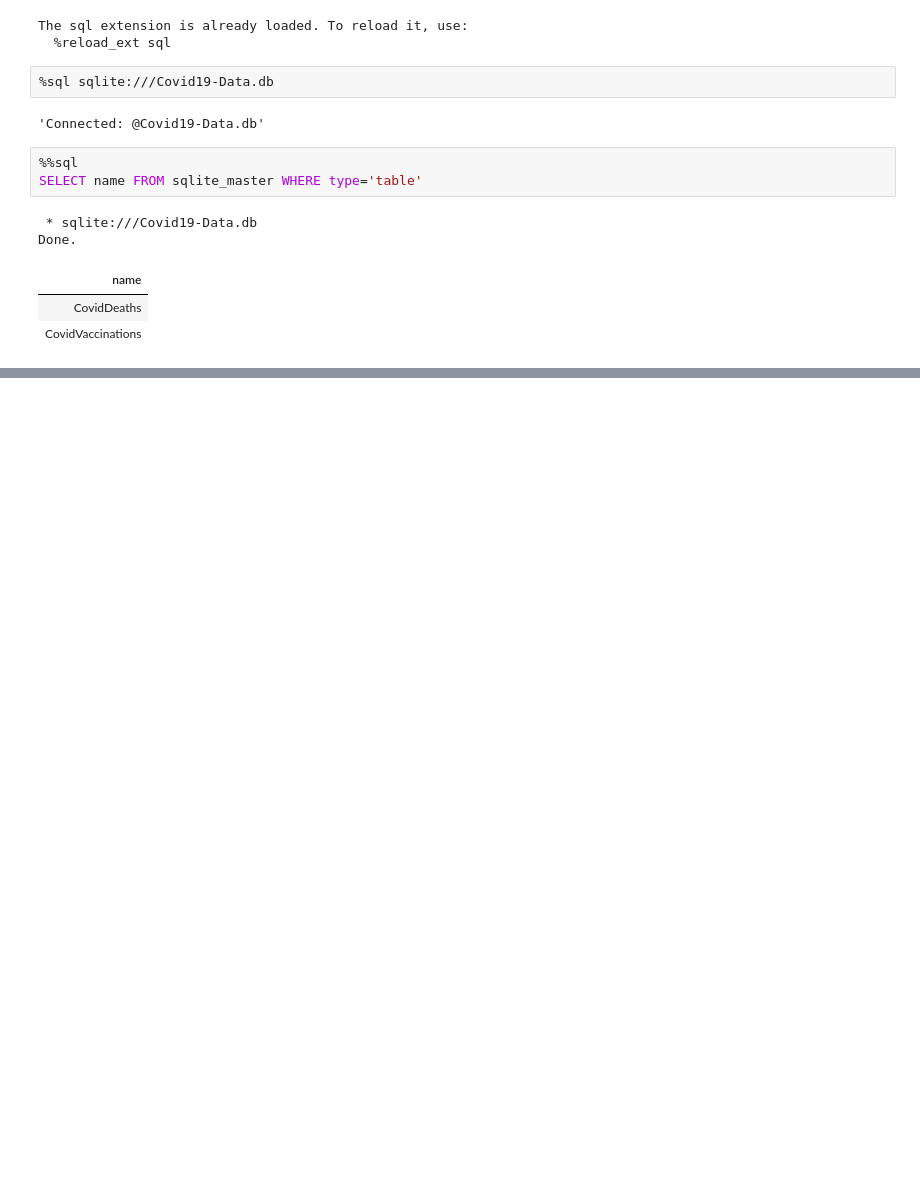
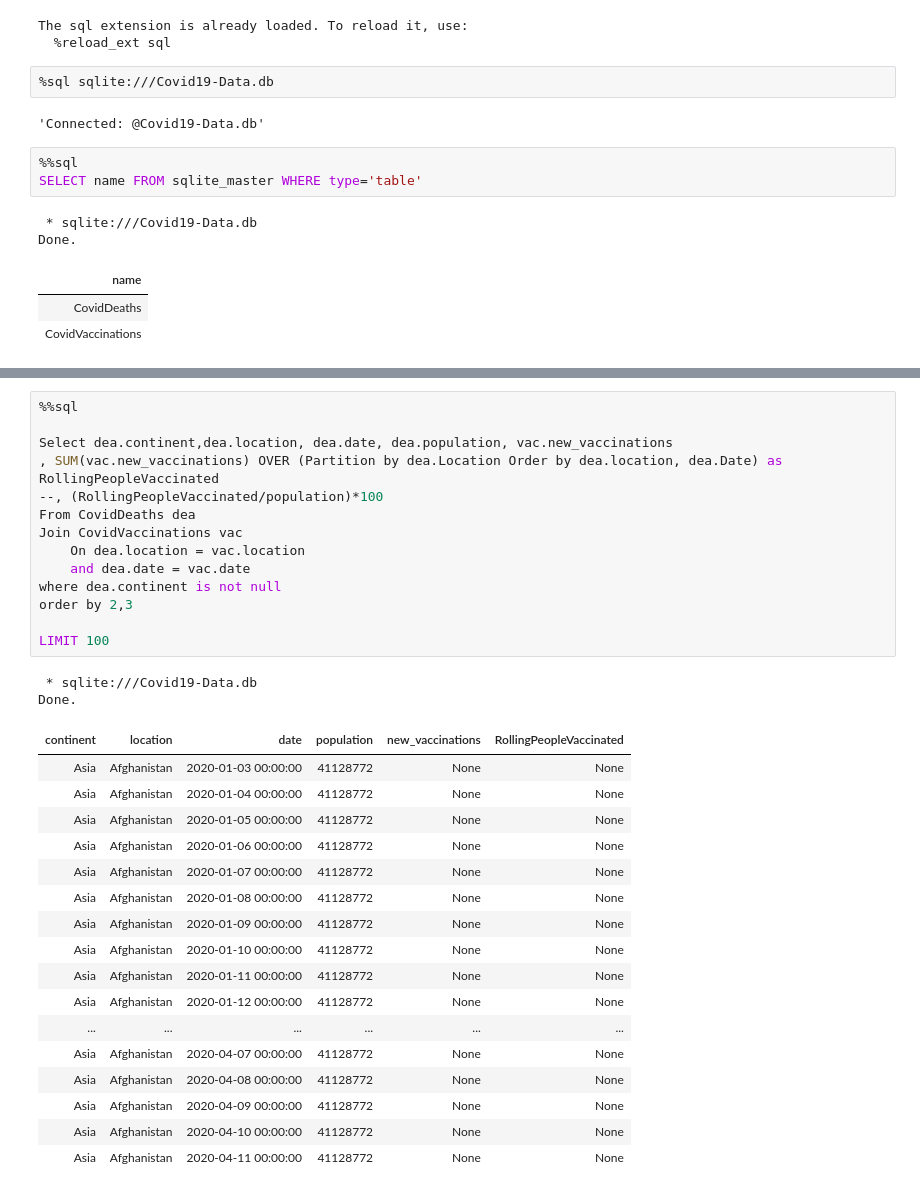
Before and after one commit to Chris-Quan/Covid19-Data-Exploration, a Jupyter notebook: 1-dataExploration.ipynb, the cells around one changed output, grey strips where cells are left out. Drawn from its saved outputs; the diff is of its cells as text; blank space fills up the shorter version.

```diff
--- a/1-dataExploration.ipynb
+++ b/1-dataExploration.ipynb
@@ -120,0 +264,34 @@ Done.
+# %%
+%%sql
+
+Select dea.continent,dea.location, dea.date, dea.population, vac.new_vaccinations
+, SUM(vac.new_vaccinations) OVER (Partition by dea.Location Order by dea.location, dea.Date) as RollingPeopleVaccinated
+--, (RollingPeopleVaccinated/population)*100
+From CovidDeaths dea
+Join CovidVaccinations vac
+	On dea.location = vac.location
+	and dea.date = vac.date
+where dea.continent is not null
+order by 2,3
+
+LIMIT 100
+# %% [output]
+ * sqlite:///Covid19-Data.db
+Done.
+| continent | location | date | population | new_vaccinations | RollingPeopleVaccinated |
+| Asia | Afghanistan | 2020-01-03 00:00:00 | 41128772 | None | None |
+| Asia | Afghanistan | 2020-01-04 00:00:00 | 41128772 | None | None |
+| Asia | Afghanistan | 2020-01-05 00:00:00 | 41128772 | None | None |
+| Asia | Afghanistan | 2020-01-06 00:00:00 | 41128772 | None | None |
+| Asia | Afghanistan | 2020-01-07 00:00:00 | 41128772 | None | None |
+| Asia | Afghanistan | 2020-01-08 00:00:00 | 41128772 | None | None |
+| Asia | Afghanistan | 2020-01-09 00:00:00 | 41128772 | None | None |
+| Asia | Afghanistan | 2020-01-10 00:00:00 | 41128772 | None | None |
+| Asia | Afghanistan | 2020-01-11 00:00:00 | 41128772 | None | None |
+| Asia | Afghanistan | 2020-01-12 00:00:00 | 41128772 | None | None |
+| ... | ... | ... | ... | ... | ... |
+| Asia | Afghanistan | 2020-04-07 00:00:00 | 41128772 | None | None |
+| Asia | Afghanistan | 2020-04-08 00:00:00 | 41128772 | None | None |
+| Asia | Afghanistan | 2020-04-09 00:00:00 | 41128772 | None | None |
+| Asia | Afghanistan | 2020-04-10 00:00:00 | 41128772 | None | None |
+| Asia | Afghanistan | 2020-04-11 00:00:00 | 41128772 | None | None |
```
Also changed, not shown: parts of 12 cells of this notebook.
